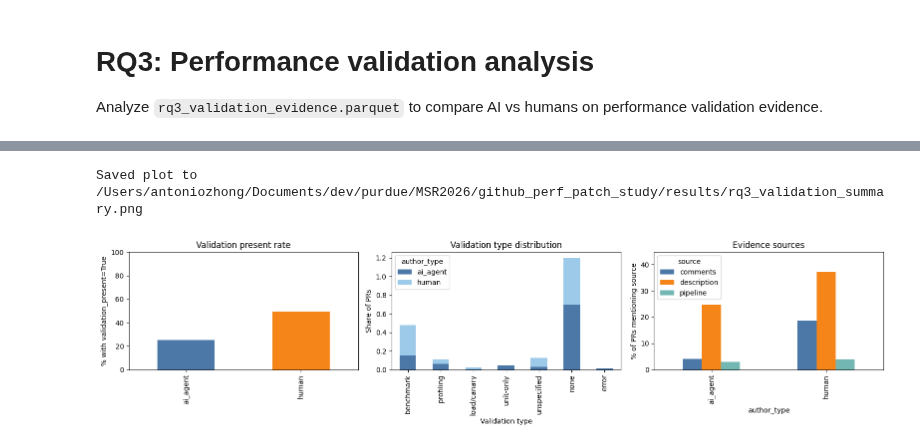
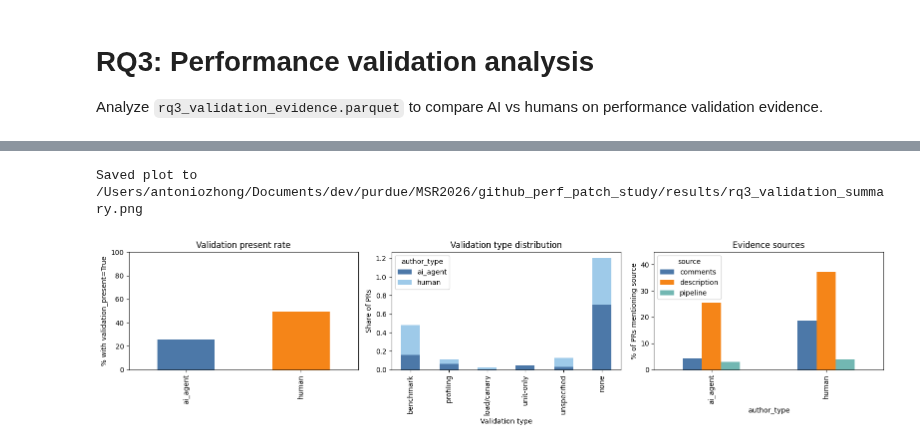
Before and after one commit to PurdueDualityLab/github_perf_patch_study, a Jupyter notebook: RQ3/rq3_analysis.ipynb, the cells around one changed output, grey strips where cells are left out. Cells and saved outputs as stored; diff of their text form; code cells hidden in the pictures.

Commit message:
Update validation evidence and summary images for RQ3 analysis

```diff
--- a/RQ3/rq3_analysis.ipynb
+++ b/RQ3/rq3_analysis.ipynb
@@ -110,33 +108,35 @@ axes[0].set_ylim(0, 100)
 
 vt = df.groupby(["author_type", "validation_type"]).size().unstack(fill_value=0)
 vt_pct = vt.div(vt.sum(axis=1), axis=0)
-order = ["benchmark", "profiling", "load/canary", "unit-only", "unspecified", "none", "error"]
+order = ["benchmark", "profiling", "load/canary", "unit-only", "unspecified", "none"]
+
 for col in order:
     if col not in vt_pct.columns:
         vt_pct[col] = 0
+
 vt_pct = vt_pct[order]
 vt_pct.T.plot(kind="bar", stacked=True, ax=axes[1], color=["#4c78a8", "#9ecae9", "#54a24b", "#b079a7", "#e45756", "#bab0ac", "#ff9da6"])
 axes[1].set_ylabel("Share of PRs")
 axes[1].set_xlabel("Validation type")
 axes[1].set_title("Validation type distribution")
 axes[1].legend(title="author_type")
 
 exploded = df.explode("evidence_sources")
 source_counts = exploded.groupby(["author_type", "evidence_sources"]).size().unstack(fill_value=0)
 denom = exploded.groupby("author_type").size()
 source_pct = (source_counts.div(denom, axis=0) * 100)
 source_pct.plot(kind="bar", ax=axes[2], color=["#4c78a8", "#f58518", "#72b7b2"])
 axes[2].set_ylabel("% of PRs mentioning source")
 axes[2].set_xlabel("author_type")
 axes[2].set_title("Evidence sources")
 axes[2].legend(title="source")
 axes[2].set_ylim(0, max(source_pct.max()) * 1.2 if len(source_pct) else 1)
 
 fig.tight_layout()
 out_plot.parent.mkdir(parents=True, exist_ok=True)
 fig.savefig(out_plot, dpi=200)
 print(f"Saved plot to {out_plot}")
 plt.show()
 # %% [output]
 Saved plot to /Users/antoniozhong/Documents/dev/purdue/MSR2026/github_perf_patch_study/results/rq3_validation_summary.png
-[figure, old version]
+[figure, new version]
```
Also changed, not shown: parts of 4 cells of this notebook, 3 other files.
